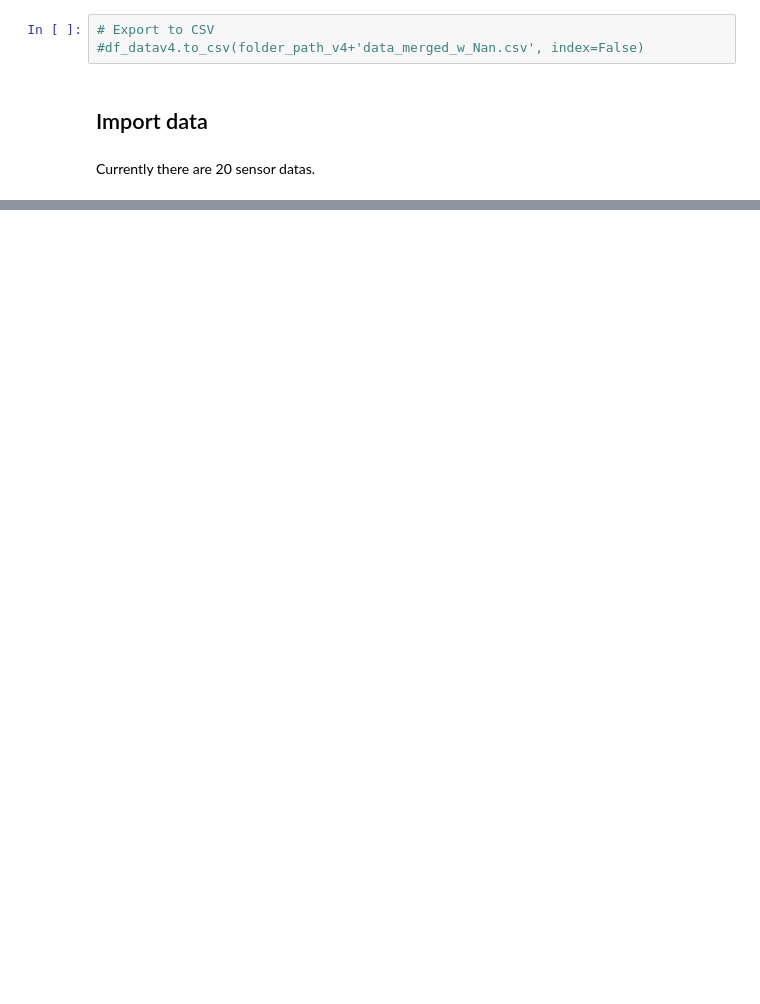
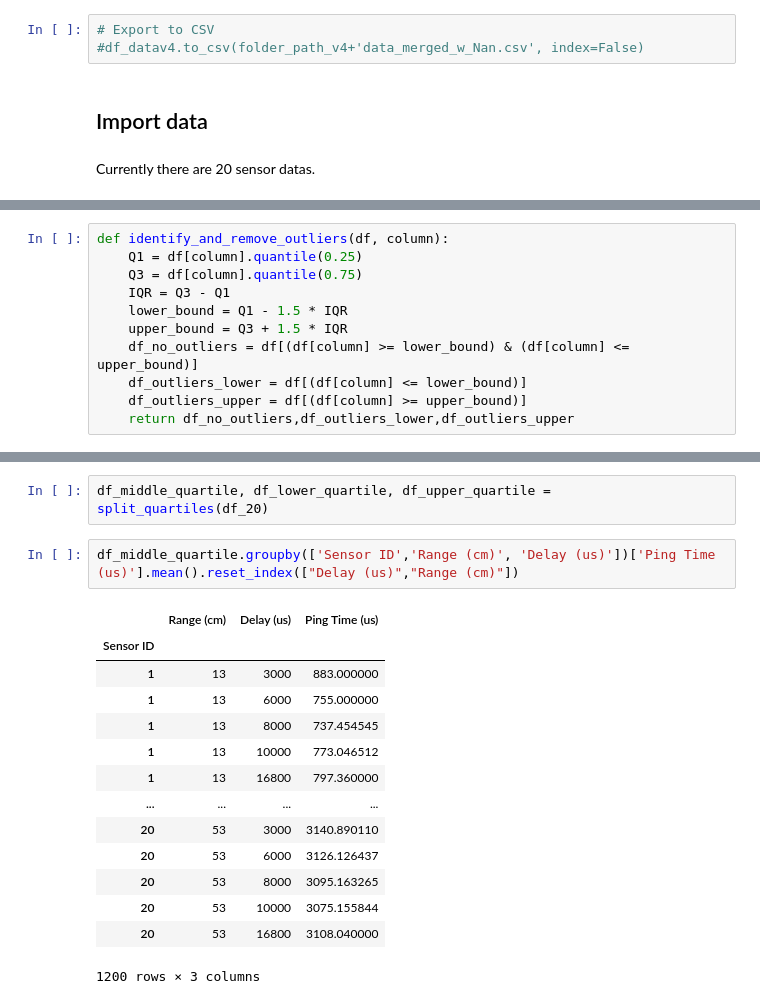
Before and after one commit to JihoonChung/ML_Sensor_Characterization, a Jupyter notebook: Analysis/US_feature_engineering.ipynb, the cells around one changed output, grey strips where cells are left out. Saved outputs shown, nothing was run; the diff lists cells and outputs as text; blank space fills up the shorter version.

```diff
--- a/Analysis/US_feature_engineering.ipynb
+++ b/Analysis/US_feature_engineering.ipynb
@@ -99,0 +104,11 @@ array(['b', 'g'], dtype=object)
+# %%
+def identify_and_remove_outliers(df, column):
+    Q1 = df[column].quantile(0.25)
+    Q3 = df[column].quantile(0.75)
+    IQR = Q3 - Q1
+    lower_bound = Q1 - 1.5 * IQR
+    upper_bound = Q3 + 1.5 * IQR
+    df_no_outliers = df[(df[column] >= lower_bound) & (df[column] <= upper_bound)]
+    df_outliers_lower = df[(df[column] <= lower_bound)]
+    df_outliers_upper = df[(df[column] >= upper_bound)]
+    return df_no_outliers,df_outliers_lower,df_outliers_upper
@@ -99,0 +151,19 @@ array(['b', 'g'], dtype=object)
+# %%
+df_middle_quartile, df_lower_quartile, df_upper_quartile = split_quartiles(df_20)
+# %%
+df_middle_quartile.groupby(['Sensor ID','Range (cm)', 'Delay (us)'])['Ping Time (us)'].mean().reset_index(["Delay (us)","Range (cm)"])
+# %% [output]
+|  | Range (cm) | Delay (us) | Ping Time (us) |
+| Sensor ID |  |  |  |
+| 1 | 13 | 3000 | 883.000000 |
+| 1 | 13 | 6000 | 755.000000 |
+| 1 | 13 | 8000 | 737.454545 |
+| 1 | 13 | 10000 | 773.046512 |
+| 1 | 13 | 16800 | 797.360000 |
+| ... | ... | ... | ... |
+| 20 | 53 | 3000 | 3140.890110 |
+| 20 | 53 | 6000 | 3126.126437 |
+| 20 | 53 | 8000 | 3095.163265 |
+| 20 | 53 | 10000 | 3075.155844 |
+| 20 | 53 | 16800 | 3108.040000 |
+1200 rows × 3 columns
```
Also changed, not shown: parts of 18 cells of this notebook.
